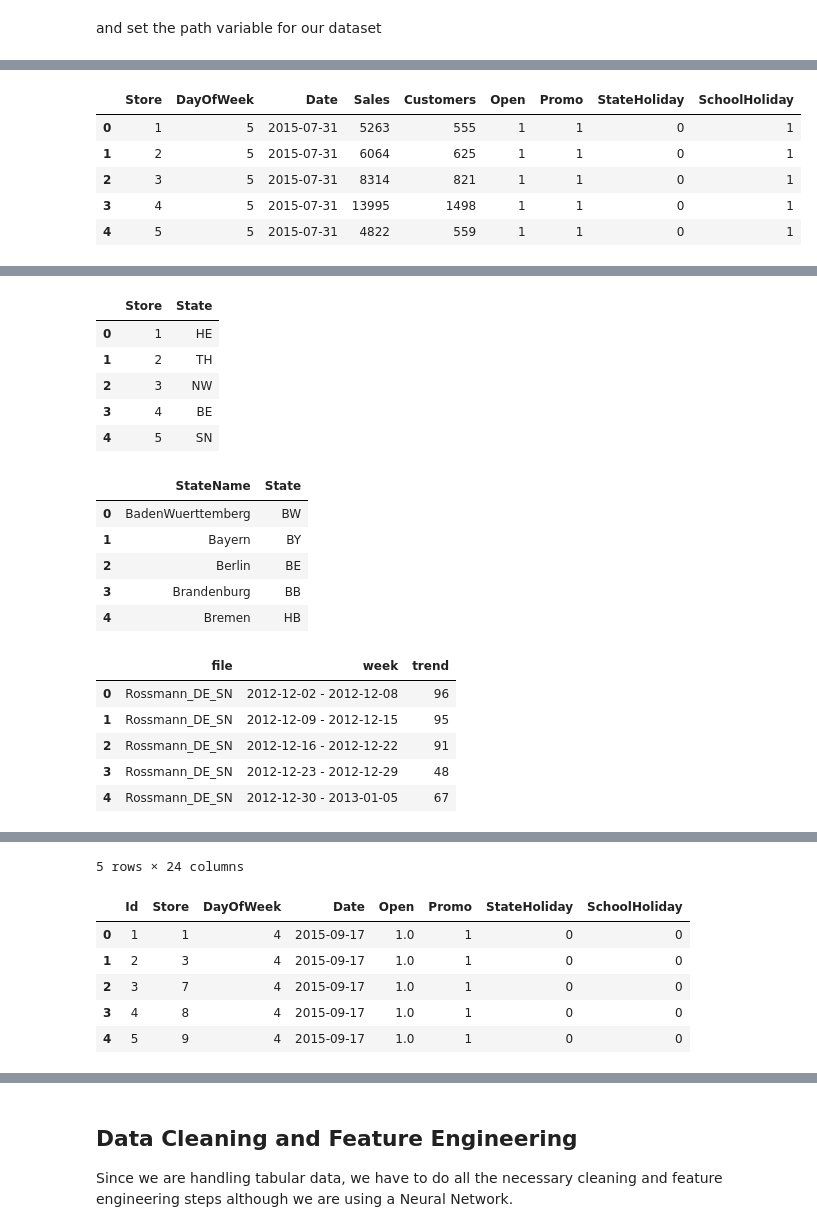
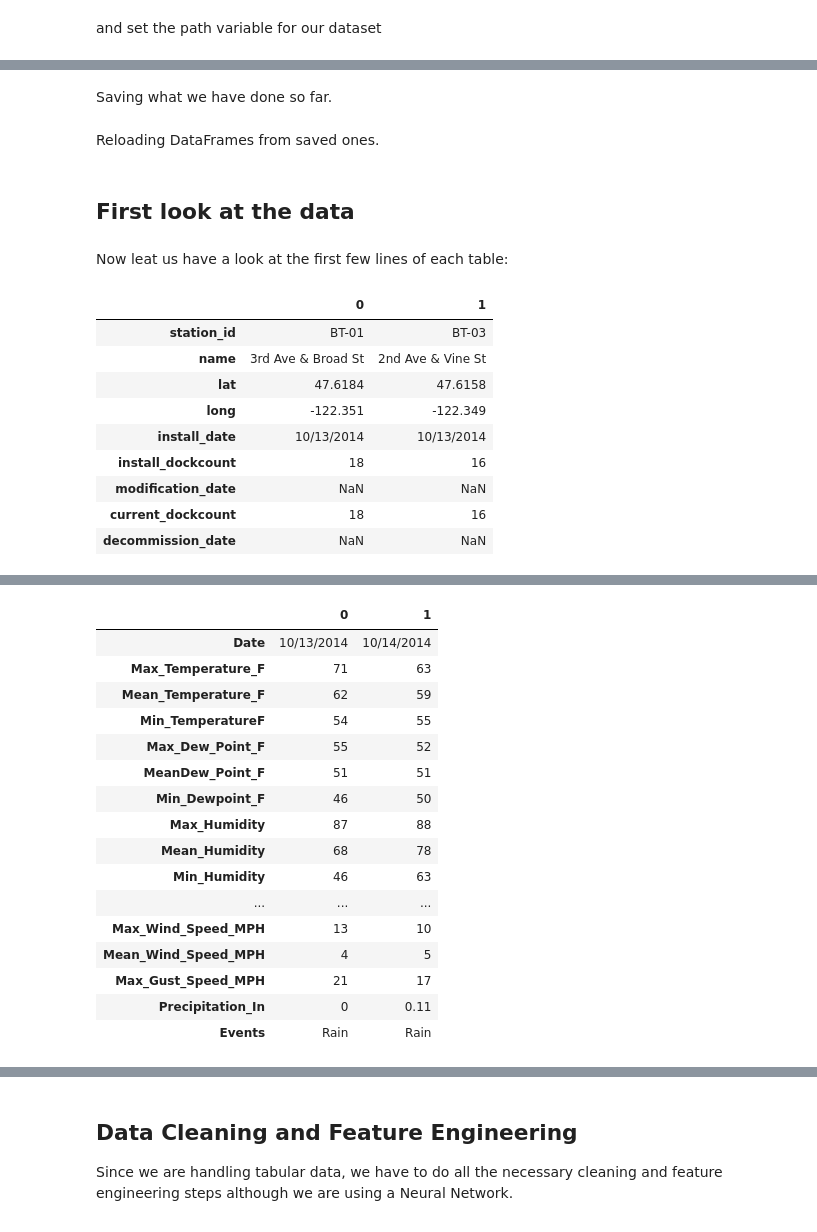
Before and after one commit to s-gr/RSSMNN, a Jupyter notebook: notebook.ipynb, the cells around one changed output, grey strips where cells are left out. Saved outputs shown, nothing was run; the diff lists cells and outputs as text; code cells hidden in the pictures.

Commit message:
commit to LAB1886_TASK for first time.

```diff
--- a/notebook.ipynb
+++ b/notebook.ipynb
@@ -48,0 +78,2 @@ tables = [pd.read_csv(f'{PATH}{fname}.csv', low_memory=False) for fname in table
+# %%
+tables[1].drop(tables[1].index[:50793], inplace=True)
@@ -48,0 +82,2 @@ tables = [pd.read_csv(f'{PATH}{fname}.csv', low_memory=False) for fname in table
+# %%
+tables[1]=tables[1].reset_index(drop=True)
@@ -49,9 +99,29 @@ tables = [pd.read_csv(f'{PATH}{fname}.csv', low_memory=False) for fname in table
+# %% [markdown]
+Saving what we have done so far.
+# %%
+for i,table in enumerate(tables):
+    table.to_pickle(f'tmp/df{i}.pickle')
+# %% [markdown]
+Reloading DataFrames from saved ones.
+# %%
+# Loading preprocessed tables into DataFrames
+table_names = ['station', 'new_trip', 'weather']
+tables = [pd.read_pickle(f'tmp/df{i}.pickle') for i in range(len(table_names))]
+station, new_trip, _ = tables
+# %% [markdown]
+## First look at the data
+# %% [markdown]
+Now leat us have a look at the first few lines of each table:
 # %%
-for t in tables: display(t.head())
+for table in tables: display(table.head(2).T)
 # %% [output]
-|  | Store | DayOfWeek | Date | Sales | Customers | Open | Promo | StateHoliday | SchoolHoliday |
-| 0 | 1 | 5 | 2015-07-31 | 5263 | 555 | 1 | 1 | 0 | 1 |
-| 1 | 2 | 5 | 2015-07-31 | 6064 | 625 | 1 | 1 | 0 | 1 |
-| 2 | 3 | 5 | 2015-07-31 | 8314 | 821 | 1 | 1 | 0 | 1 |
-| 3 | 4 | 5 | 2015-07-31 | 13995 | 1498 | 1 | 1 | 0 | 1 |
-| 4 | 5 | 5 | 2015-07-31 | 4822 | 559 | 1 | 1 | 0 | 1 |
+|  | 0 | 1 |
+| station_id | BT-01 | BT-03 |
+| name | 3rd Ave & Broad St | 2nd Ave & Vine St |
+| lat | 47.6184 | 47.6158 |
+| long | -122.351 | -122.349 |
+| install_date | 10/13/2014 | 10/13/2014 |
+| install_dockcount | 18 | 16 |
+| modification_date | NaN | NaN |
+| current_dockcount | 18 | 16 |
+| decommission_date | NaN | NaN |
@@ -64,18 +141,17 @@ for t in tables: display(t.head())
-|  | Store | State |
-| 0 | 1 | HE |
-| 1 | 2 | TH |
-| 2 | 3 | NW |
-| 3 | 4 | BE |
-| 4 | 5 | SN |
+|  | 0 | 1 |
+| Date | 10/13/2014 | 10/14/2014 |
+| Max_Temperature_F | 71 | 63 |
+| Mean_Temperature_F | 62 | 59 |
+| Min_TemperatureF | 54 | 55 |
+| Max_Dew_Point_F | 55 | 52 |
+| MeanDew_Point_F | 51 | 51 |
+| Min_Dewpoint_F | 46 | 50 |
+| Max_Humidity | 87 | 88 |
+| Mean_Humidity | 68 | 78 |
+| Min_Humidity | 46 | 63 |
+| ... | ... | ... |
+| Max_Wind_Speed_MPH | 13 | 10 |
+| Mean_Wind_Speed_MPH | 4 | 5 |
+| Max_Gust_Speed_MPH | 21 | 17 |
+| Precipitation_In | 0 | 0.11 |
+| Events | Rain | Rain |
-|  | StateName | State |
-| 0 | BadenWuerttemberg | BW |
-| 1 | Bayern | BY |
-| 2 | Berlin | BE |
-| 3 | Brandenburg | BB |
-| 4 | Bremen | HB |
-|  | file | week | trend |
-| 0 | Rossmann_DE_SN | 2012-12-02 - 2012-12-08 | 96 |
-| 1 | Rossmann_DE_SN | 2012-12-09 - 2012-12-15 | 95 |
-| 2 | Rossmann_DE_SN | 2012-12-16 - 2012-12-22 | 91 |
-| 3 | Rossmann_DE_SN | 2012-12-23 - 2012-12-29 | 48 |
-| 4 | Rossmann_DE_SN | 2012-12-30 - 2013-01-05 | 67 |
@@ -88,7 +157,0 @@ for t in tables: display(t.head())
-5 rows × 24 columns
-|  | Id | Store | DayOfWeek | Date | Open | Promo | StateHoliday | SchoolHoliday |
-| 0 | 1 | 1 | 4 | 2015-09-17 | 1.0 | 1 | 0 | 0 |
-| 1 | 2 | 3 | 4 | 2015-09-17 | 1.0 | 1 | 0 | 0 |
-| 2 | 3 | 7 | 4 | 2015-09-17 | 1.0 | 1 | 0 | 0 |
-| 3 | 4 | 8 | 4 | 2015-09-17 | 1.0 | 1 | 0 | 0 |
-| 4 | 5 | 9 | 4 | 2015-09-17 | 1.0 | 1 | 0 | 0 |
```
Also changed, not shown: parts of 147 cells of this notebook, 2 other files.
